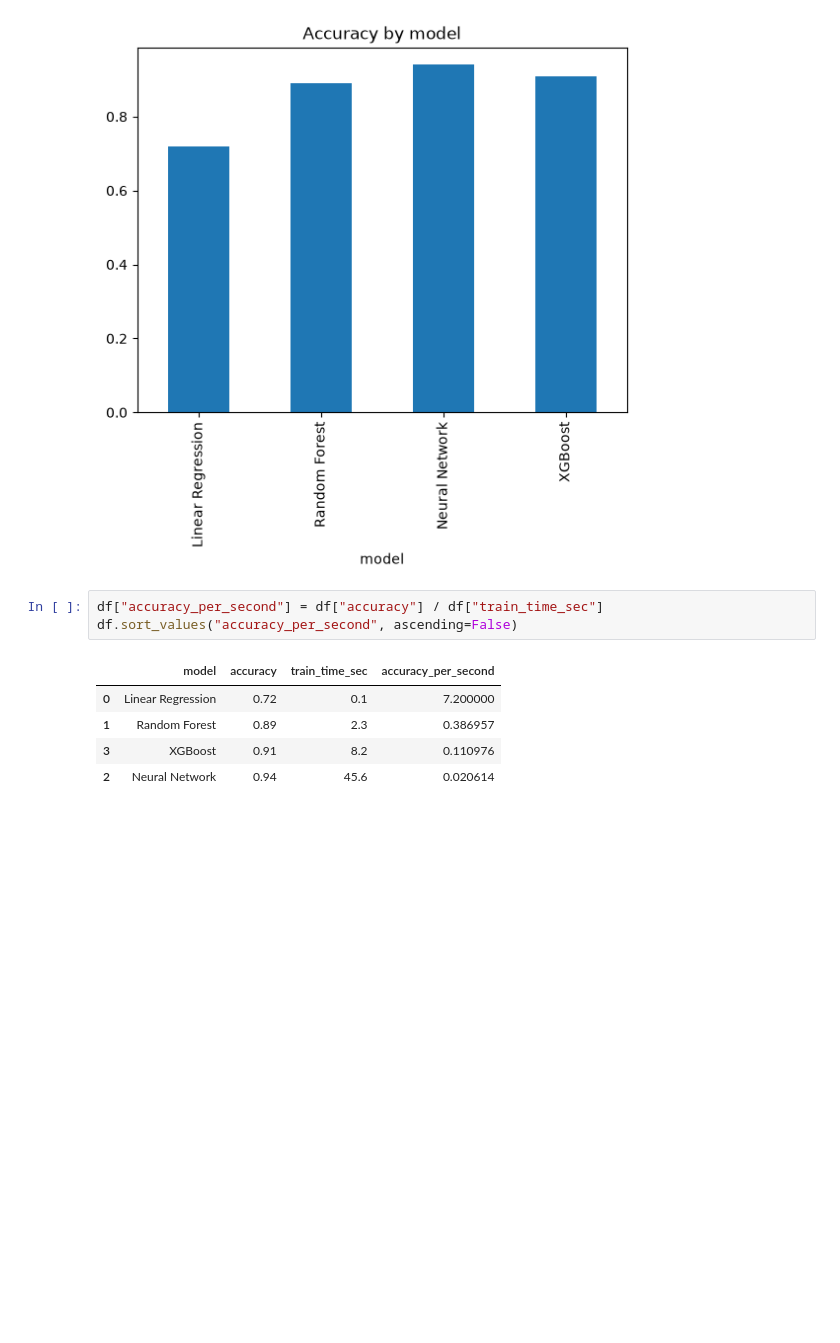
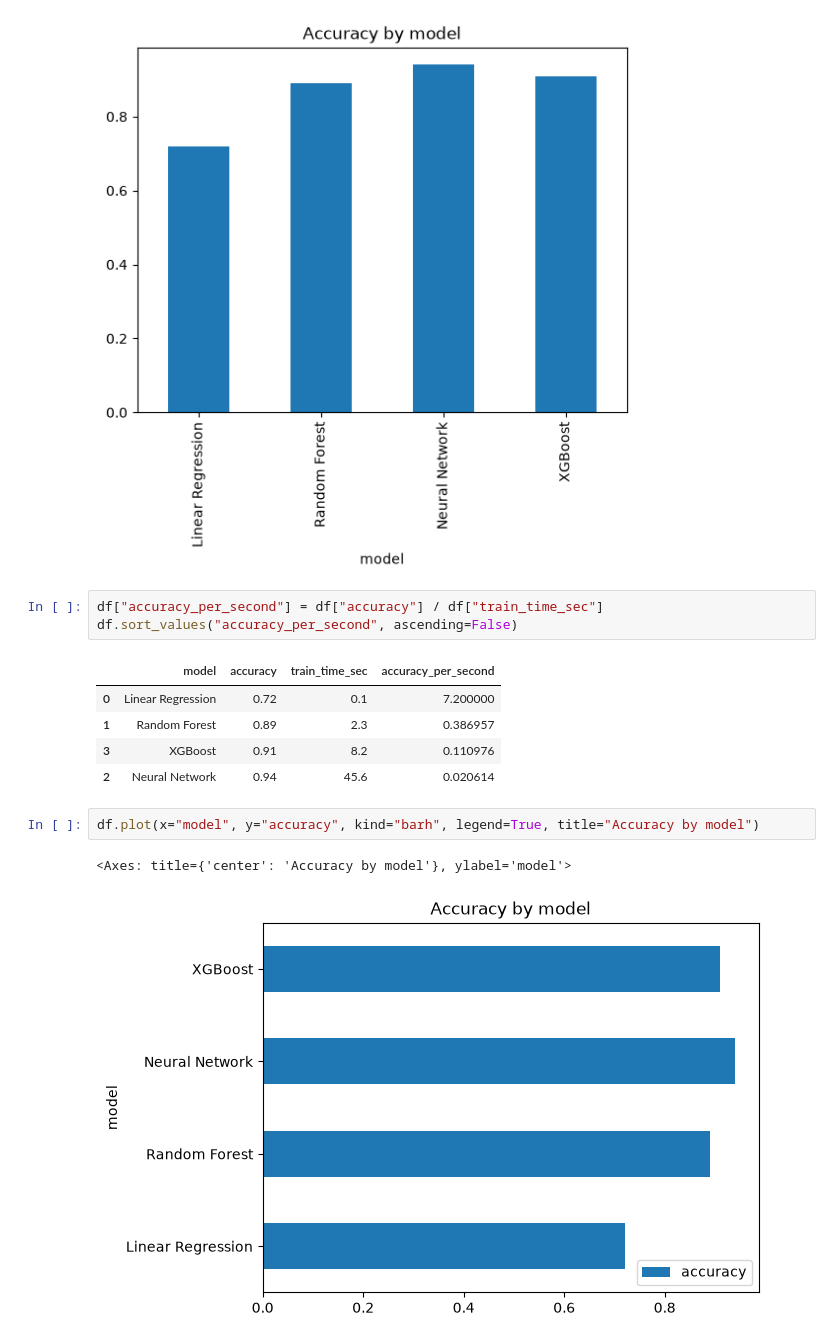
Before and after one commit to JeswinJestin/ai-engineering-from-scratch, a Jupyter notebook: my-work/lesson-0.5/first-notebook.ipynb, the cells around one changed output. Drawn from its saved outputs; the diff is of its cells as text; blank space fills up the shorter version.

```diff
--- a/my-work/lesson-0.5/first-notebook.ipynb
+++ b/my-work/lesson-0.5/first-notebook.ipynb
@@ -62,3 +62,8 @@ df.sort_values("accuracy_per_second", ascending=False)
 | 1 | Random Forest | 0.89 | 2.3 | 0.386957 |
 | 3 | XGBoost | 0.91 | 8.2 | 0.110976 |
 | 2 | Neural Network | 0.94 | 45.6 | 0.020614 |
+# %%
+df.plot(x="model", y="accuracy", kind="barh", legend=True, title="Accuracy by model")
+# %% [output]
+<Axes: title={'center': 'Accuracy by model'}, ylabel='model'>
+[figure, added]
```
Also changed, not shown: parts of 1 cell of this notebook, 3 other files.
